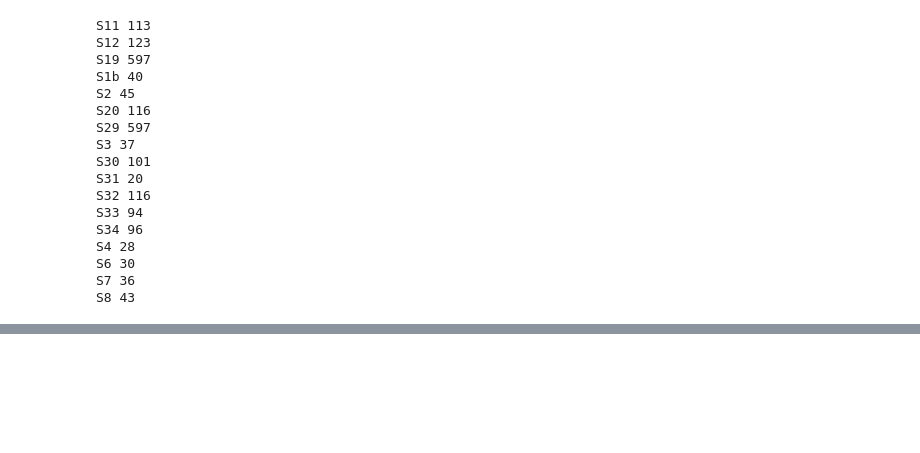
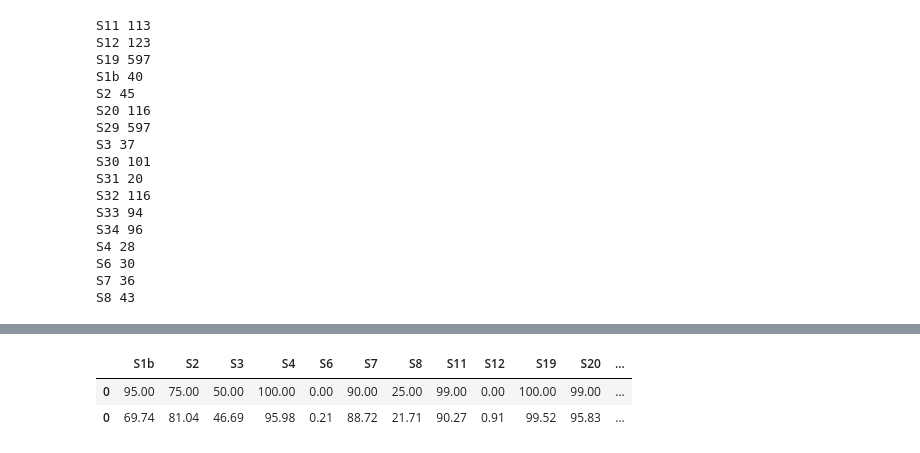
Before and after one commit to SimonBon/CellClass, a Jupyter notebook: EvaluateCNN.ipynb, the cells around one changed output, grey strips where cells are left out. Cells and saved outputs as stored; diff of their text form; code cells hidden in the pictures; blank space fills up the shorter version.

```diff
--- a/EvaluateCNN.ipynb
+++ b/EvaluateCNN.ipynb
@@ -47,6 +49,14 @@ Name: down_steps, dtype: object
+# %%
+try:
+    layers = np.array(setup_df.layers.item().strip().replace("[", "").replace("]", "").split(",")).astype(int)
+    in_shape = np.array(setup_df.in_shape.item().strip().replace("[", "").replace("]", "").split(",")).astype(int)
+
+except:
+    layers = np.array([3, 16, 64, 128, 256])
+    in_shape = np.array([128, 128])
 # %%
 best = torch.load(best.model, map_location="cpu")
-model = CNN.ClassificationCNN(int(setup_df.down_steps.item()))
+model = CNN.ClassificationCNN(layers=layers, in_shape=in_shape)
 model.load_state_dict(best["model_state_dict"])
 # %% [output]
 <All keys matched successfully>
@@ -104,0 +150,12 @@ KeyboardInterrupt:
+# %%
+df_target = pd.DataFrame(original_dilutions)
+df_prediction = pd.DataFrame([results])
+
+
+merged = pd.concat((df_target, df_prediction), axis=0)
+
+merged.head()
+# %% [output]
+|  | S1b | S2 | S3 | S4 | S6 | S7 | S8 | S11 | S12 | S19 | S20 | ... |
+| 0 | 95.00 | 75.00 | 50.00 | 100.00 | 0.00 | 90.00 | 25.00 | 99.00 | 0.00 | 100.00 | 99.00 | ... |
+| 0 | 69.74 | 81.04 | 46.69 | 95.98 | 0.21 | 88.72 | 21.71 | 90.27 | 0.91 | 99.52 | 95.83 | ... |
```
Also changed, not shown: parts of 8 cells of this notebook, 7 other files.
